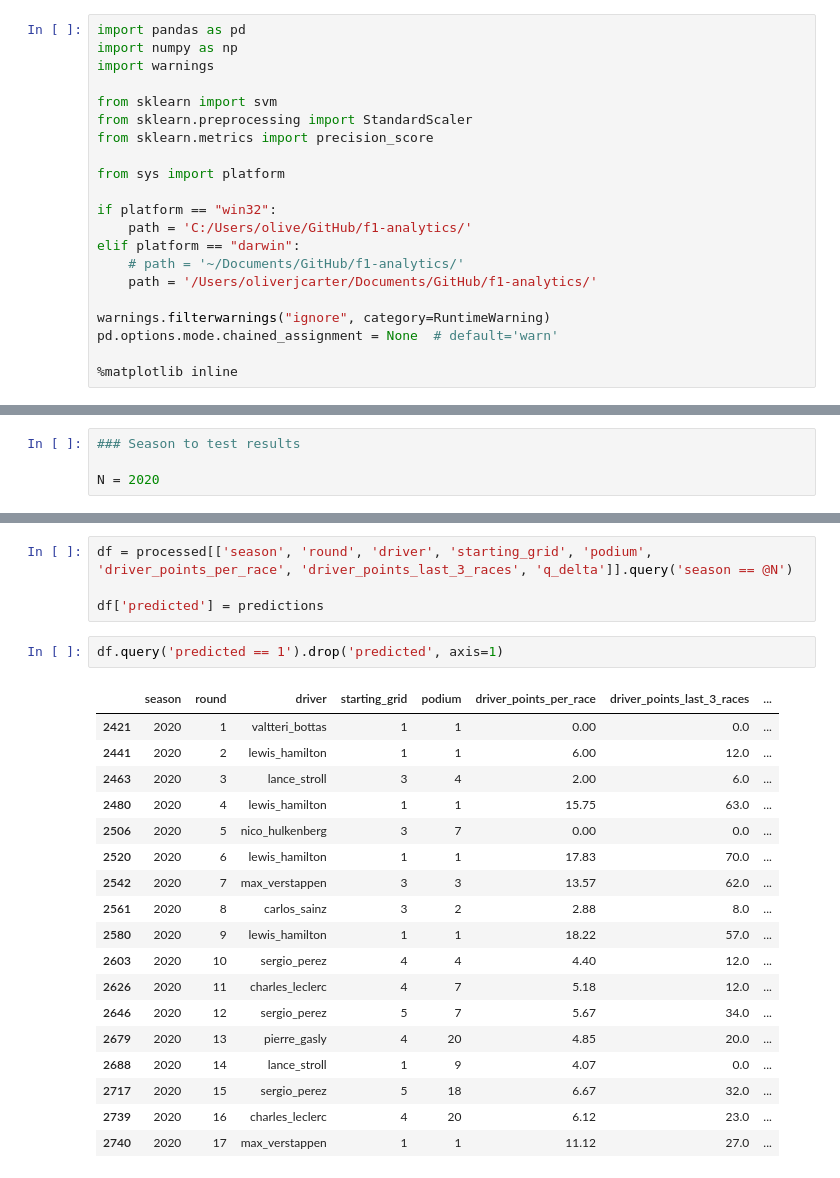
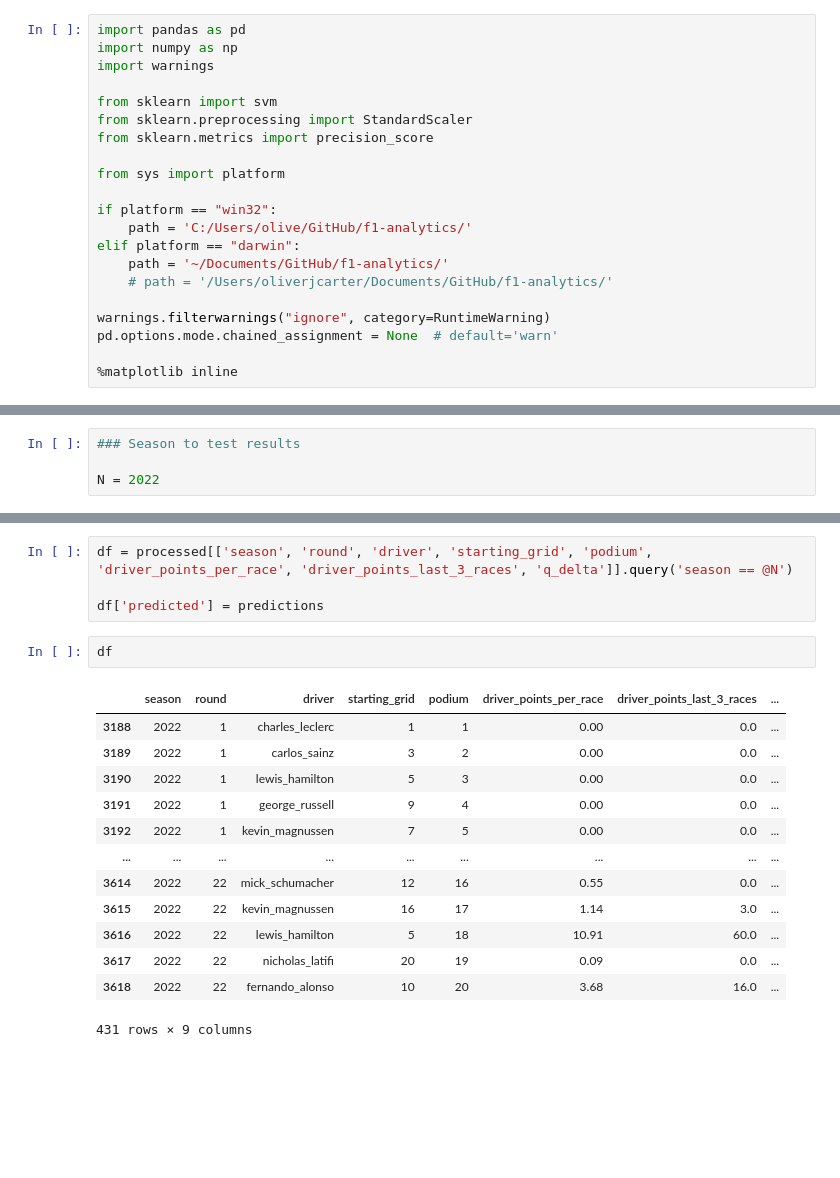
Before and after one commit to ollyjc99/f1-analytics, a Jupyter notebook: data modelling/predictions/SVM.ipynb, the cells around one changed output, grey strips where cells are left out. Drawn from its saved outputs; the diff is of its cells as text; blank space fills up the shorter version.

```diff
--- a/data modelling/predictions/SVM.ipynb
+++ b/data modelling/predictions/SVM.ipynb
@@ -12,8 +12,8 @@ from sys import platform
 if platform == "win32":
     path = 'C:/Users/olive/GitHub/f1-analytics/'
 elif platform == "darwin":
-    # path = '~/Documents/GitHub/f1-analytics/'
-    path = '/Users/oliverjcarter/Documents/GitHub/f1-analytics/'
+    path = '~/Documents/GitHub/f1-analytics/'
+    # path = '/Users/oliverjcarter/Documents/GitHub/f1-analytics/'
 
 warnings.filterwarnings("ignore", category=RuntimeWarning)
 pd.options.mode.chained_assignment = None  # default='warn'
@@ -26,7 +26,7 @@ parameters = pd.read_csv(path+'parameters/svm_classifier.csv').drop('Unnamed: 0'
 # %%
 ### Season to test results
 
-N = 2020
+N = 2022
 # %%
 df = data.copy()
 df.podium = df.podium.map(lambda x: 1 if x == 1 else 0)
@@ -103,24 +103,19 @@ predictions = score_classification(model)
 df = processed[['season', 'round', 'driver', 'starting_grid', 'podium', 'driver_points_per_race', 'driver_points_last_3_races', 'q_delta']].query('season == @N')
 
 df['predicted'] = predictions
-# %%
-df.query('predicted == 1').drop('predicted', axis=1)
-# %% [output]
-|  | season | round | driver | starting_grid | podium | driver_points_per_race | driver_points_last_3_races | ... |
-| 2421 | 2020 | 1 | valtteri_bottas | 1 | 1 | 0.00 | 0.0 | ... |
-| 2441 | 2020 | 2 | lewis_hamilton | 1 | 1 | 6.00 | 12.0 | ... |
-| 2463 | 2020 | 3 | lance_stroll | 3 | 4 | 2.00 | 6.0 | ... |
-| 2480 | 2020 | 4 | lewis_hamilton | 1 | 1 | 15.75 | 63.0 | ... |
-| 2506 | 2020 | 5 | nico_hulkenberg | 3 | 7 | 0.00 | 0.0 | ... |
-| 2520 | 2020 | 6 | lewis_hamilton | 1 | 1 | 17.83 | 70.0 | ... |
-| 2542 | 2020 | 7 | max_verstappen | 3 | 3 | 13.57 | 62.0 | ... |
-| 2561 | 2020 | 8 | carlos_sainz | 3 | 2 | 2.88 | 8.0 | ... |
-| 2580 | 2020 | 9 | lewis_hamilton | 1 | 1 | 18.22 | 57.0 | ... |
-| 2603 | 2020 | 10 | sergio_perez | 4 | 4 | 4.40 | 12.0 | ... |
-| 2626 | 2020 | 11 | charles_leclerc | 4 | 7 | 5.18 | 12.0 | ... |
-| 2646 | 2020 | 12 | sergio_perez | 5 | 7 | 5.67 | 34.0 | ... |
-| 2679 | 2020 | 13 | pierre_gasly | 4 | 20 | 4.85 | 20.0 | ... |
-| 2688 | 2020 | 14 | lance_stroll | 1 | 9 | 4.07 | 0.0 | ... |
-| 2717 | 2020 | 15 | sergio_perez | 5 | 18 | 6.67 | 32.0 | ... |
-| 2739 | 2020 | 16 | charles_leclerc | 4 | 20 | 6.12 | 23.0 | ... |
-| 2740 | 2020 | 17 | max_verstappen | 1 | 1 | 11.12 | 27.0 | ... |
+# %%
+df
+# %% [output]
+|  | season | round | driver | starting_grid | podium | driver_points_per_race | driver_points_last_3_races | ... |
+| 3188 | 2022 | 1 | charles_leclerc | 1 | 1 | 0.00 | 0.0 | ... |
+| 3189 | 2022 | 1 | carlos_sainz | 3 | 2 | 0.00 | 0.0 | ... |
+| 3190 | 2022 | 1 | lewis_hamilton | 5 | 3 | 0.00 | 0.0 | ... |
+| 3191 | 2022 | 1 | george_russell | 9 | 4 | 0.00 | 0.0 | ... |
+| 3192 | 2022 | 1 | kevin_magnussen | 7 | 5 | 0.00 | 0.0 | ... |
+| ... | ... | ... | ... | ... | ... | ... | ... | ... |
+| 3614 | 2022 | 22 | mick_schumacher | 12 | 16 | 0.55 | 0.0 | ... |
+| 3615 | 2022 | 22 | kevin_magnussen | 16 | 17 | 1.14 | 3.0 | ... |
+| 3616 | 2022 | 22 | lewis_hamilton | 5 | 18 | 10.91 | 60.0 | ... |
+| 3617 | 2022 | 22 | nicholas_latifi | 20 | 19 | 0.09 | 0.0 | ... |
+| 3618 | 2022 | 22 | fernando_alonso | 10 | 20 | 3.68 | 16.0 | ... |
+431 rows × 9 columns
```
Also changed, not shown: 4 other files.
